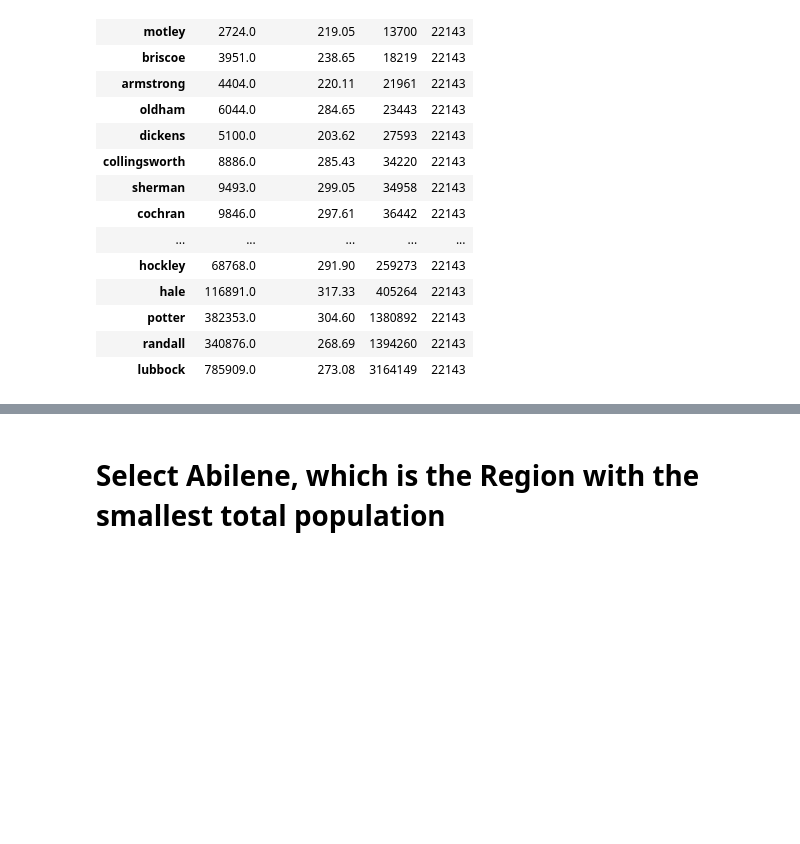
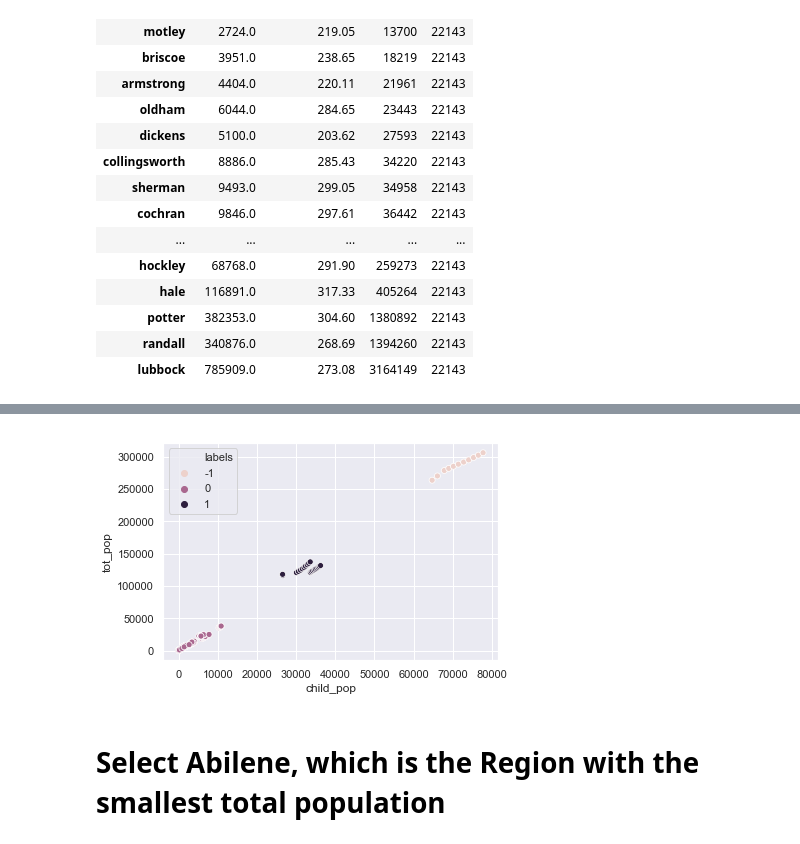
Before and after one commit to jessejinnaruiz/texas_child_population, a Jupyter notebook: tx_cps_analysis.ipynb, the cells around one changed output, grey strips where cells are left out. Saved outputs shown, nothing was run; the diff lists cells and outputs as text; code cells hidden in the pictures; blank space fills up the shorter version.

```diff
--- a/tx_cps_analysis.ipynb
+++ b/tx_cps_analysis.ipynb
@@ -846,0 +746,3 @@ lubbock.groupby('county').sum().sort_values(by='tot_pop')
+# %%
+np_array = lubbock_dbscan_df.values.astype("float32", copy = False)
+np_array[0:10]
@@ -846,0 +760,4 @@ lubbock.groupby('county').sum().sort_values(by='tot_pop')
+# %%
+stscaler = StandardScaler().fit(np_array)
+np_array = stscaler.transform(np_array)
+np_array[0:10]
@@ -846,0 +775,10 @@ lubbock.groupby('county').sum().sort_values(by='tot_pop')
+# %%
+dbsc = DBSCAN(eps = .75, min_samples = 15).fit(np_array)
+# %%
+labels = dbsc.labels_
+labels[0:10]
+
+lubbock_dbscan_df['labels'] = labels
+lubbock_dbscan_df.labels.value_counts()
+
+lubbock_dbscan_df[lubbock_dbscan_df.labels==-1].head()
@@ -847,3 +793,8 @@ lubbock.groupby('county').sum().sort_values(by='tot_pop')
+# %%
+sns.scatterplot(lubbock_dbscan_df.child_pop, lubbock_dbscan_df.tot_pop, hue=lubbock_dbscan_df.labels)
+plt.show()
+# %% [output]
+[figure, added]
 # %% [markdown]
 # Select Abilene, which is the Region with the smallest total population
 # %%
```
Also changed, not shown: parts of 170 cells of this notebook.
